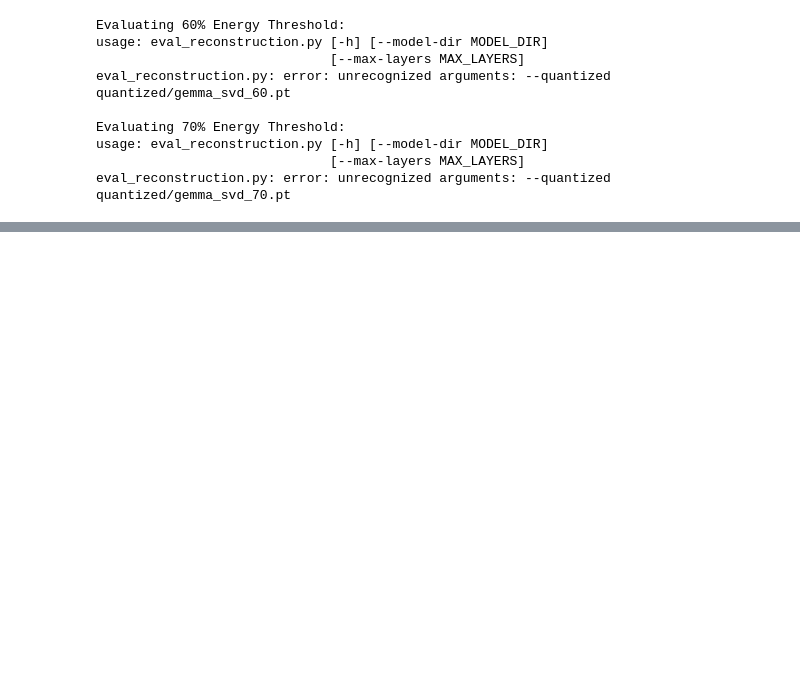
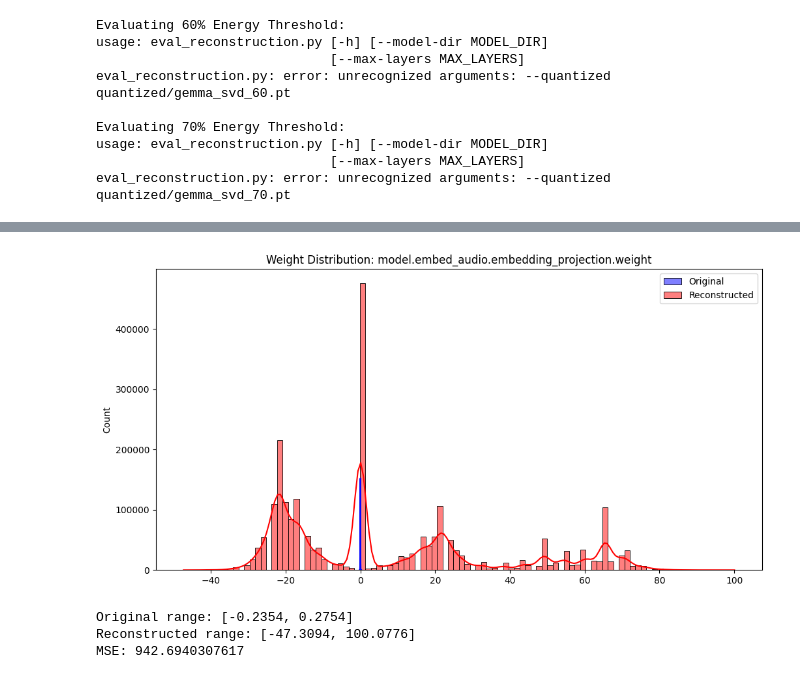
Before and after one commit to toxzak-svg/Quantization-Exploration, a Jupyter notebook: notebook/notebookc0caa7f70f (1).ipynb, the cells around one changed output, grey strips where cells are left out. Drawn from its saved outputs; the diff is of its cells as text; code cells hidden in the pictures; blank space fills up the shorter version.

Commit message:
gemma4-e2b

```diff
--- a/notebook/notebookc0caa7f70f (1).ipynb
+++ b/notebook/notebookc0caa7f70f (1).ipynb
@@ -640,0 +401,73 @@ Done! View your models at: https://huggingface.co/toxzak/gemma-2-2b-svd-quantize
+# %%
+import torch
+import numpy as np
+import matplotlib.pyplot as plt
+import seaborn as sns
+from safetensors.torch import load_file
+from pathlib import Path
+
+def unpack_2bit(packed_tensor, original_shape):
+    num_elements = int(np.prod(original_shape))
+    unpacked = torch.zeros(num_elements, dtype=torch.float32, device=packed_tensor.device)
+    for i in range(4):
+        indices = torch.arange(i, num_elements, 4, device=packed_tensor.device)
+        num_available = min(len(indices), packed_tensor.numel())
+        target_indices = indices[:num_available]
+        source_bits = (packed_tensor[:num_available] >> (2 * i)) & 0x03
+        unpacked[target_indices] = source_bits.to(torch.float32) - 1.5
+    return unpacked.view(original_shape)
+
+def reconstruct_single_layer(q_entry):
+    try:
+        if 'U_packed' in q_entry:
+            u = unpack_2bit(q_entry['U_packed'], q_entry['U_shape']) * q_entry.get('U_scale', 1.0)
+            vt = unpack_2bit(q_entry['Vt_packed'], q_entry['Vt_shape']) * q_entry.get('Vt_scale', 1.0)
+            s = q_entry['S'].to(torch.float32) * q_entry.get('S_scale', 1.0)
+            return torch.matmul(u * s.unsqueeze(0), vt)
+        return None
+    except Exception as e:
+        print(f'Reconstruction failed: {e}')
+        return None
+
+MODEL_DIR = '/content/models/gemma-4-E2B'
+orig_weights = load_file(Path(MODEL_DIR) / 'model.safetensors')
+
+q_data = torch.load('quantized/gemma_svd_60.pt', weights_only=False)
+if 'quantized' in q_data: q_data = q_data['quantized']
+
+# Take the first quantized entry
+sample_q_entry = q_data[0]
+w_rec_tensor = reconstruct_single_layer(sample_q_entry)
+
+# Find matching key: either from metadata or by finding the first matching shape
+sample_orig_key = sample_q_entry.get('original_name')
+if sample_orig_key not in orig_weights:
+    sample_orig_key = None
+    for k, v in orig_weights.items():
+        if 'weight' in k and len(v.shape) == 2 and v.shape == w_rec_tensor.shape:
+            sample_orig_key = k
+            break
+
+if sample_orig_key and w_rec_tensor is not None:
+    w_orig_tensor = orig_weights[sample_orig_key].to(torch.float32)
+
+    w_orig = w_orig_tensor.flatten().numpy()
+    w_rec = w_rec_tensor.flatten().detach().numpy()
+
+    plt.figure(figsize=(12, 6))
+    sns.histplot(w_orig, bins=100, color='blue', alpha=0.5, label='Original', kde=True)
+    sns.histplot(w_rec, bins=100, color='red', alpha=0.5, label='Reconstructed', kde=True)
+    plt.title(f'Weight Distribution: {sample_orig_key}')
+    plt.legend()
+    plt.show()
+
+    print(f'Original range: [{w_orig.min():.4f}, {w_orig.max():.4f}]')
+    print(f'Reconstructed range: [{w_rec.min():.4f}, {w_rec.max():.4f}]')
+    print(f'MSE: {np.mean((w_orig - w_rec)**2):.10f}')
+else:
+    print('Could not find a matching original layer for comparison.')
+# %% [output]
+[figure, added]
+Original range: [-0.2354, 0.2754]
+Reconstructed range: [-47.3094, 100.0776]
+MSE: 942.6940307617
```
Also changed, not shown: parts of 20 cells of this notebook, 20 other files.
